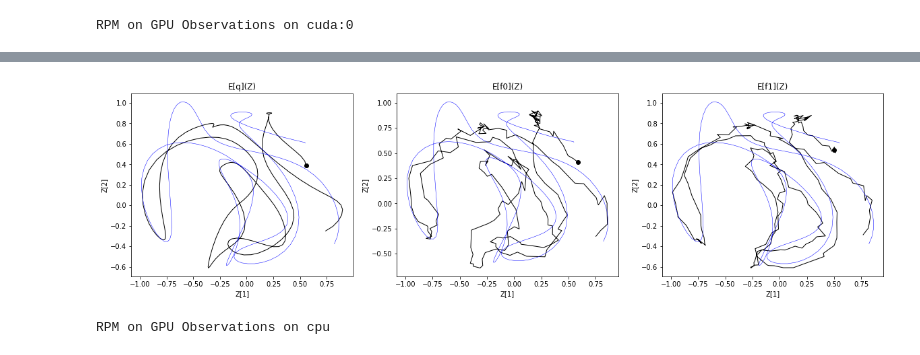
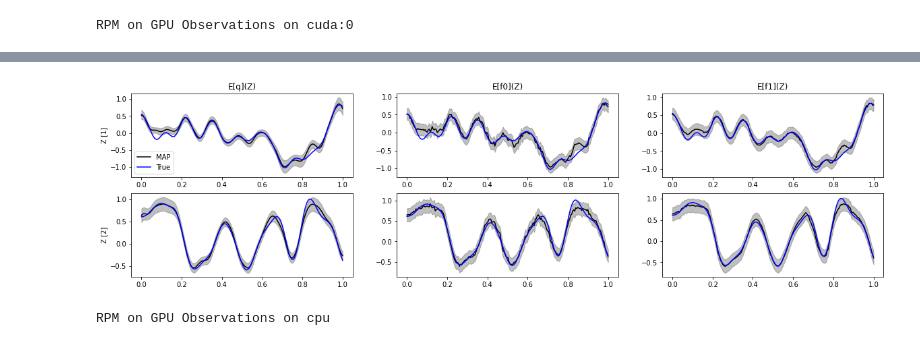
Before and after one commit to hugosou/cRPM, a Jupyter notebook: demo_rpgpfa_multimodal.ipynb, the cells around one changed output, grey strips where cells are left out. Drawn from its saved outputs; the diff is of its cells as text; code cells hidden in the pictures.

```diff
--- a/demo_rpgpfa_multimodal.ipynb
+++ b/demo_rpgpfa_multimodal.ipynb
@@ -384,24 +384,24 @@ plot_loss(rpm, offset=0)
 # %%
 
 nn = 0
 #%%
 latent_true = main_trajectory[:num_observation]
 
 fig = utils_process.plot_rpgpfa_summary(
     rpm=rpm,
     plot_id_factors=[0, 1],
     plot_id_observations=[nn],
     plot_variational=True,
     plot_regressed=True,
     plot_variance=True,
     plot_true=True,
     latent_true=latent_true,
-    plot_type='2D',
+    plot_type='linear',
 )
 
 
 fig.set_figwidth(20)
 fig.set_figheight(5)
 # %% [output]
-[figure, old version]
+[figure, new version]
 # %%
```
Also changed, not shown: parts of 3 cells of this notebook, 3 other files.
